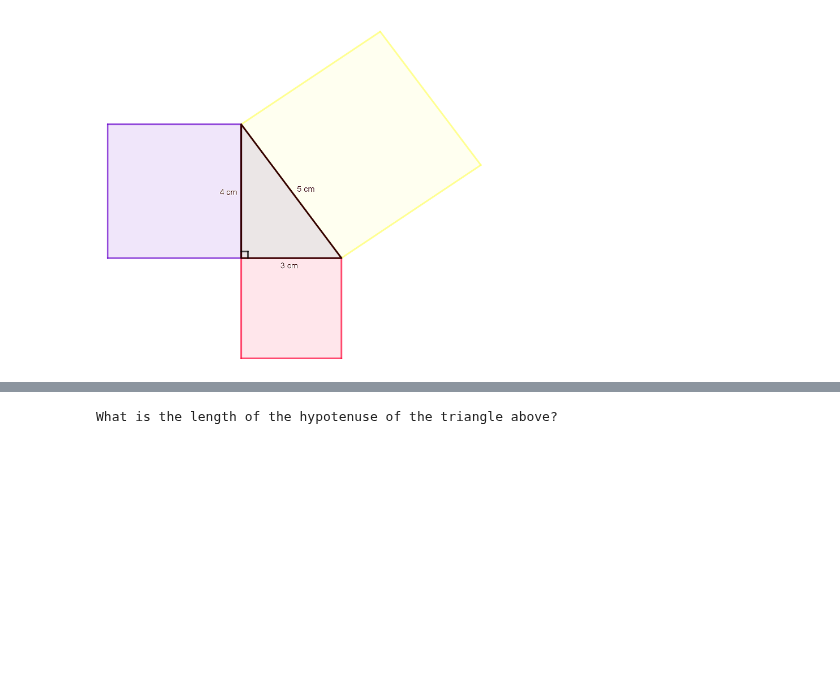
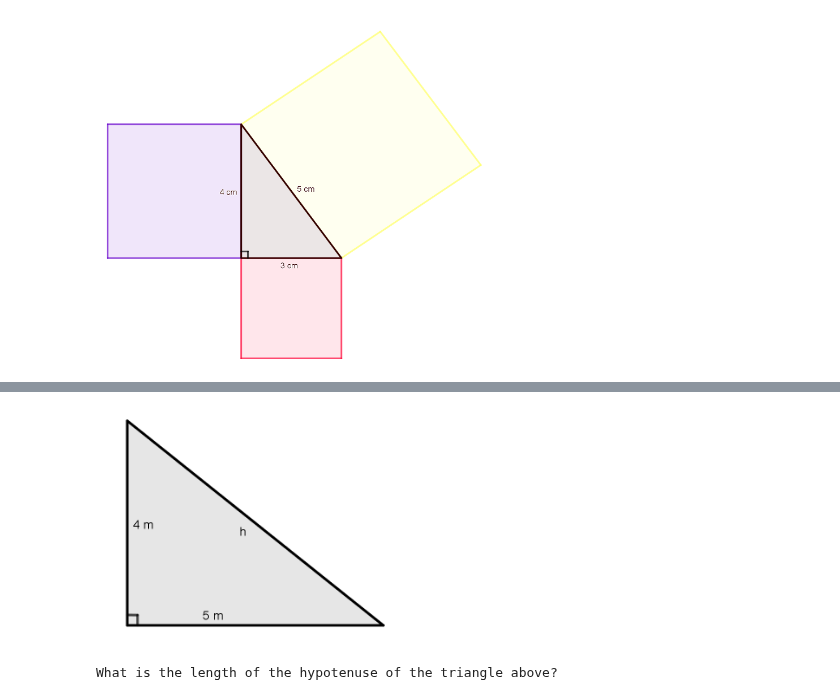
Before and after one commit to ULeth-Math-CS/Callysto, a Jupyter notebook: Nicole/PythagoreanTheorem/pythagorean-theorem.ipynb, the cells around one changed output, grey strips where cells are left out. Saved outputs shown, nothing was run; the diff lists cells and outputs as text; code cells hidden in the pictures; blank space fills up the shorter version.

```diff
--- a/Nicole/PythagoreanTheorem/pythagorean-theorem.ipynb
+++ b/Nicole/PythagoreanTheorem/pythagorean-theorem.ipynb
@@ -118,3 +114,7 @@ image - 4 m and 5 m legs
+# %%
+Image('images/PythagoreanTriangle5.png',width=300)
+# %% [output]
+[figure, added]
 # %%
 answer1 = widgets.RadioButtons(options=['','9 m', '6 m','6.4 m','5.4 m'],
                               value='', description= 'Hypotenuse')
```
Also changed, not shown: parts of 12 cells of this notebook, 10 other files.
